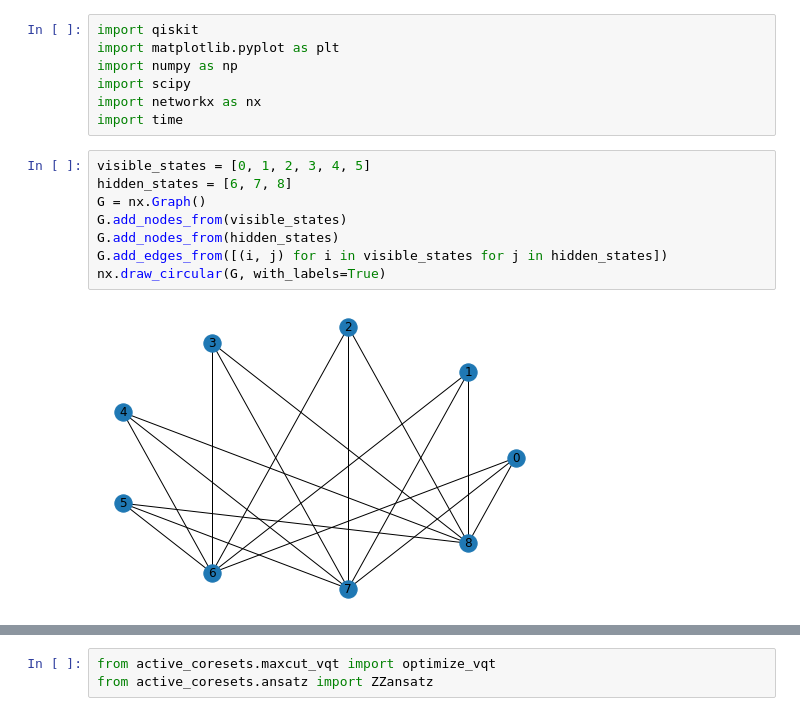
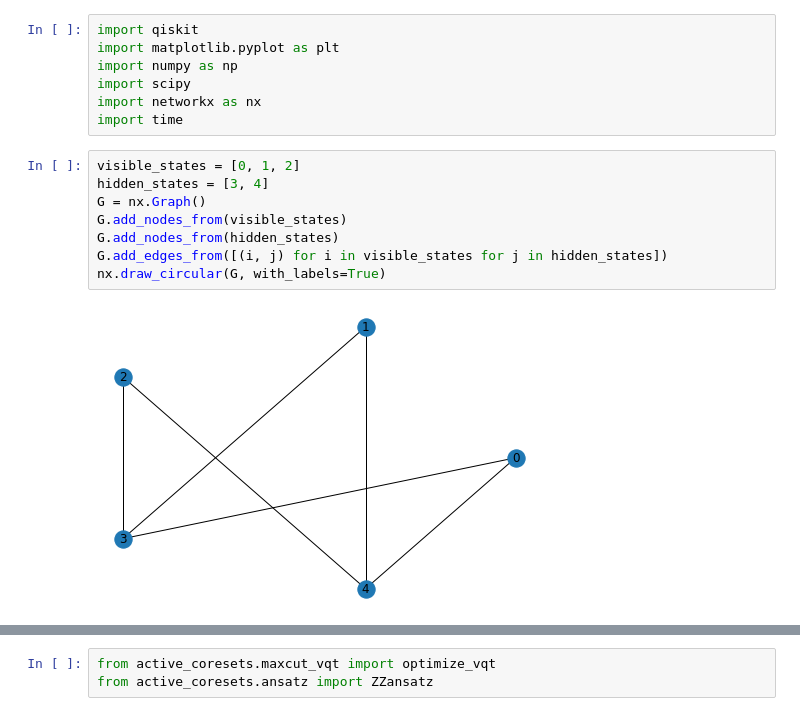
Before and after one commit to jviszlai/Bayesian-inference-coresets, a Jupyter notebook: ThermalStates.ipynb, the cells around one changed output, grey strips where cells are left out. Saved outputs shown, nothing was run; the diff lists cells and outputs as text.

```diff
--- a/ThermalStates.ipynb
+++ b/ThermalStates.ipynb
@@ -6,15 +6,15 @@ import scipy
 import networkx as nx
 import time
 # %%
-visible_states = [0, 1, 2, 3, 4, 5]
-hidden_states = [6, 7, 8]
+visible_states = [0, 1, 2]
+hidden_states = [3, 4]
 G = nx.Graph()
 G.add_nodes_from(visible_states)
 G.add_nodes_from(hidden_states)
 G.add_edges_from([(i, j) for i in visible_states for j in hidden_states])
 nx.draw_circular(G, with_labels=True)
 # %% [output]
-[figure, old version]
+[figure, new version]
 # %%
 num_qubits = len(visible_states) + len(hidden_states)
 
```
Also changed, not shown: parts of 7 cells of this notebook, 6 other files.
